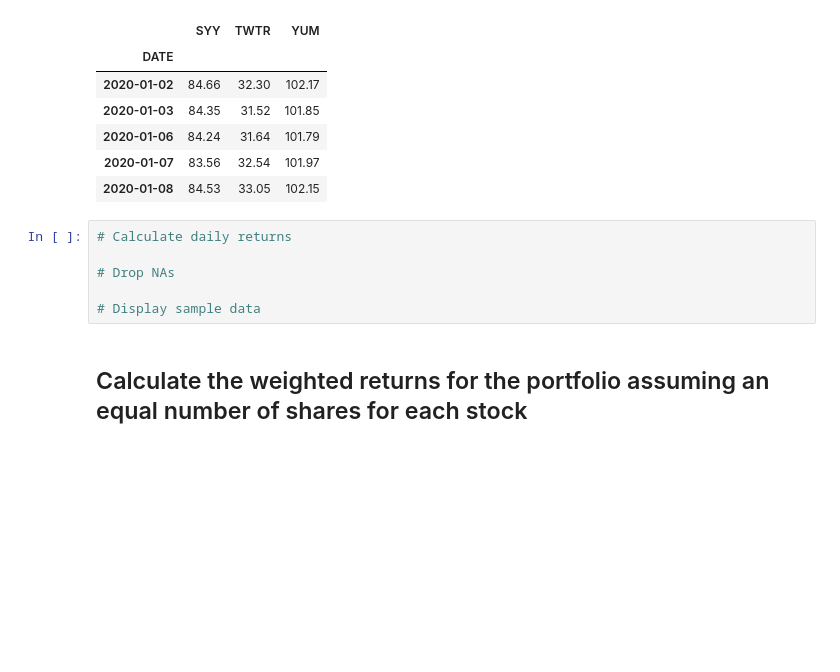
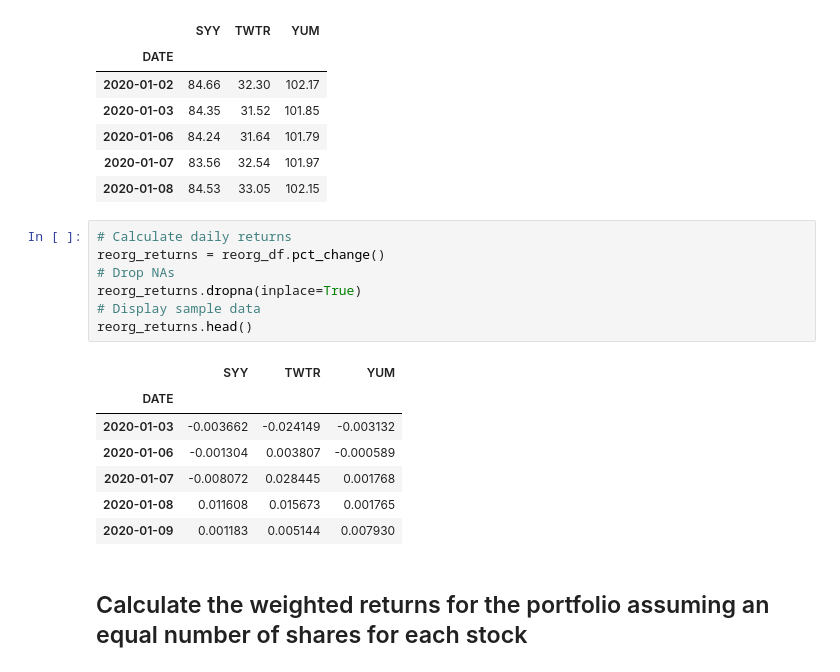
Before and after one commit to MatthewPuttroff/HWUnitFour, a Jupyter notebook: 04-Pandas/Instructions/Starter_Code/whale_analysis.ipynb, the cells around one changed output. Drawn from its saved outputs; the diff is of its cells as text; blank space fills up the shorter version.

Commit message:
Daily Returns

```diff
--- a/04-Pandas/Instructions/Starter_Code/whale_analysis.ipynb
+++ b/04-Pandas/Instructions/Starter_Code/whale_analysis.ipynb
@@ -654,10 +654,19 @@ reorg_df.head()
 | 2020-01-08 | 84.53 | 33.05 | 102.15 |
 # %%
 # Calculate daily returns
-
+reorg_returns = reorg_df.pct_change()
 # Drop NAs
-
+reorg_returns.dropna(inplace=True)
 # Display sample data
+reorg_returns.head()
+# %% [output]
+|  | SYY | TWTR | YUM |
+| DATE |  |  |  |
+| 2020-01-03 | -0.003662 | -0.024149 | -0.003132 |
+| 2020-01-06 | -0.001304 | 0.003807 | -0.000589 |
+| 2020-01-07 | -0.008072 | 0.028445 | 0.001768 |
+| 2020-01-08 | 0.011608 | 0.015673 | 0.001765 |
+| 2020-01-09 | 0.001183 | 0.005144 | 0.007930 |
 # %% [markdown]
 ## Calculate the weighted returns for the portfolio assuming an equal number of shares for each stock
 # %%
```
